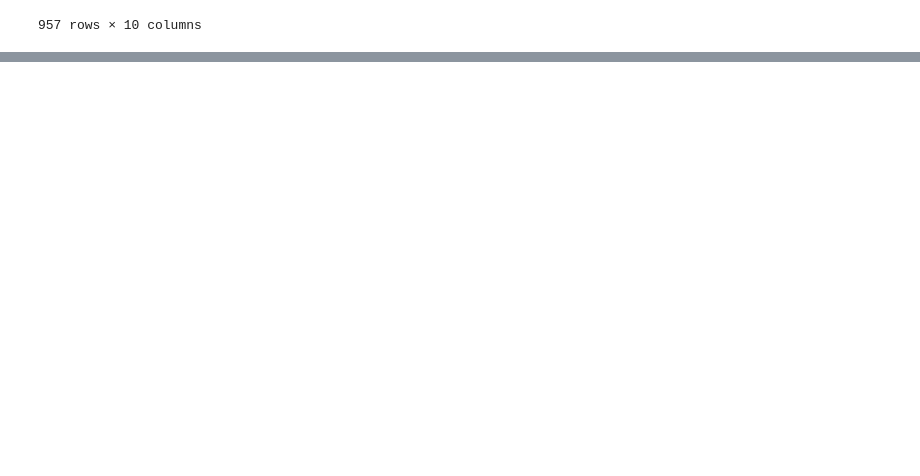
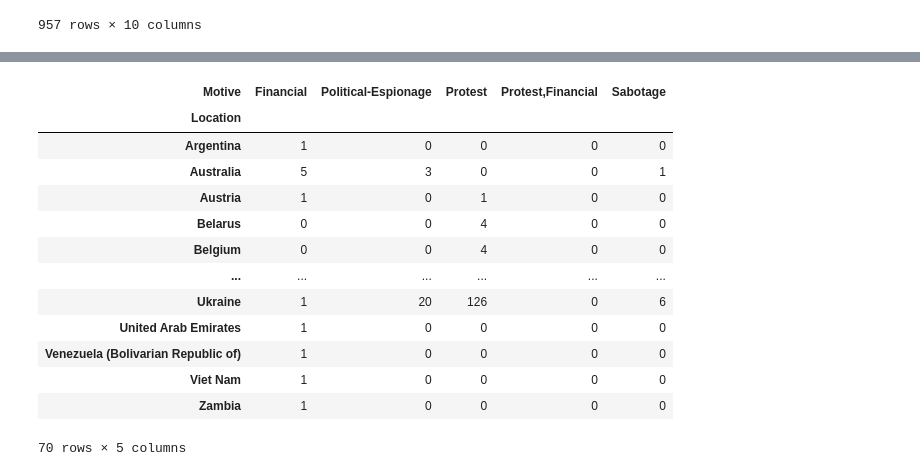
Before and after one commit to Sof0-0/CMPS3160_Project_CyberAttacks, a Jupyter notebook: DSProject.ipynb, the cells around one changed output, grey strips where cells are left out. Saved outputs shown, nothing was run; the diff lists cells and outputs as text; code cells hidden in the pictures; blank space fills up the shorter version.

```diff
--- a/DSProject.ipynb
+++ b/DSProject.ipynb
@@ -965,0 +1084,19 @@ Try SVM and Decision Trees
+# %%
+# Create the counts table for the victim's Location and actor's Location
+counts_att3 = pd.crosstab(filtered_att["Location"], filtered_att["Motive"])
+counts_att3
+# %% [output]
+| Motive | Financial | Political-Espionage | Protest | Protest,Financial | Sabotage |
+| Location |  |  |  |  |  |
+| Argentina | 1 | 0 | 0 | 0 | 0 |
+| Australia | 5 | 3 | 0 | 0 | 1 |
+| Austria | 1 | 0 | 1 | 0 | 0 |
+| Belarus | 0 | 0 | 4 | 0 | 0 |
+| Belgium | 0 | 0 | 4 | 0 | 0 |
+| ... | ... | ... | ... | ... | ... |
+| Ukraine | 1 | 20 | 126 | 0 | 6 |
+| United Arab Emirates | 1 | 0 | 0 | 0 | 0 |
+| Venezuela (Bolivarian Republic of) | 1 | 0 | 0 | 0 | 0 |
+| Viet Nam | 1 | 0 | 0 | 0 | 0 |
+| Zambia | 1 | 0 | 0 | 0 | 0 |
+70 rows × 5 columns
```
Also changed, not shown: parts of 23 cells of this notebook.
